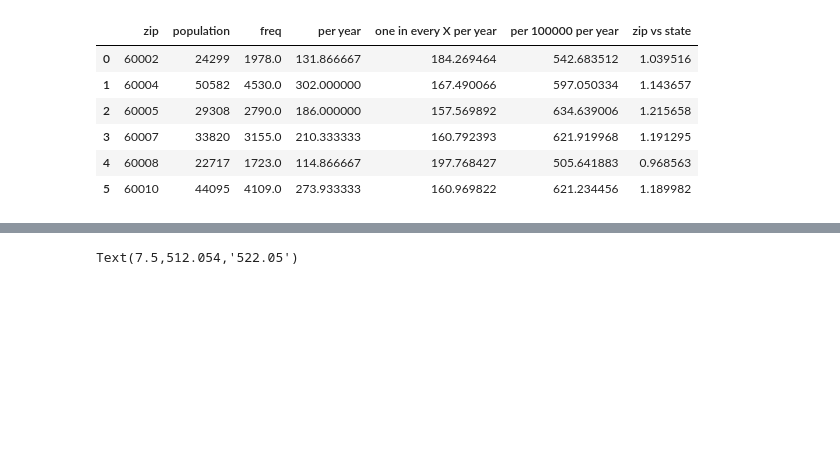
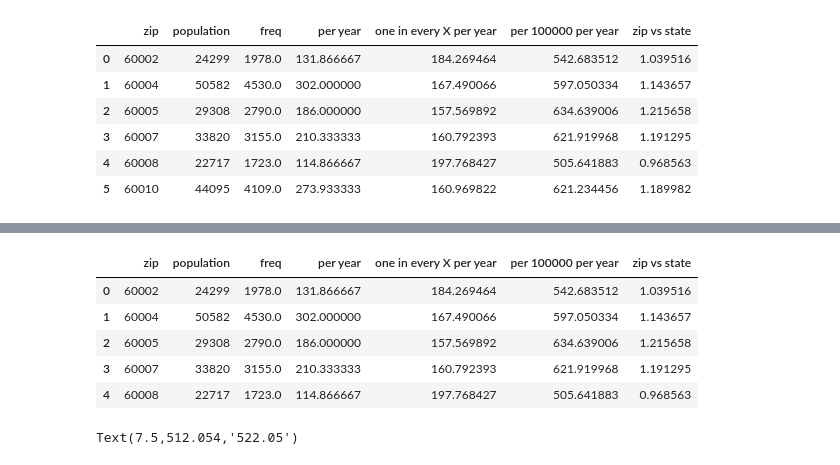
Before and after one commit to athanasios8193/illinois_cancer, a Jupyter notebook: cancer.ipynb, the cells around one changed output, grey strips where cells are left out. Cells and saved outputs as stored; diff of their text form; code cells hidden in the pictures; blank space fills up the shorter version.

```diff
--- a/cancer.ipynb
+++ b/cancer.ipynb
@@ -219,3 +241,13 @@ cancer_local
+# %%
+cancer_rest_big = cancer_rest[cancer_rest['population'] > 5000]
+cancer_rest_big.head()
+# %% [output]
+|  | zip | population | freq | per year | one in every X per year | per 100000 per year | zip vs state |
+| 0 | 60002 | 24299 | 1978.0 | 131.866667 | 184.269464 | 542.683512 | 1.039516 |
+| 1 | 60004 | 50582 | 4530.0 | 302.000000 | 167.490066 | 597.050334 | 1.143657 |
+| 2 | 60005 | 29308 | 2790.0 | 186.000000 | 157.569892 | 634.639006 | 1.215658 |
+| 3 | 60007 | 33820 | 3155.0 | 210.333333 | 160.792393 | 621.919968 | 1.191295 |
+| 4 | 60008 | 22717 | 1723.0 | 114.866667 | 197.768427 | 505.641883 | 0.968563 |
 # %%
 sns.barplot(x='zip', y='per 100000 per year', data=cancer_local)
 plt.axhline(y=per_100000_il_per_year, color='black', linewidth=3)
```
Also changed, not shown: parts of 20 cells of this notebook, 1 other file.
